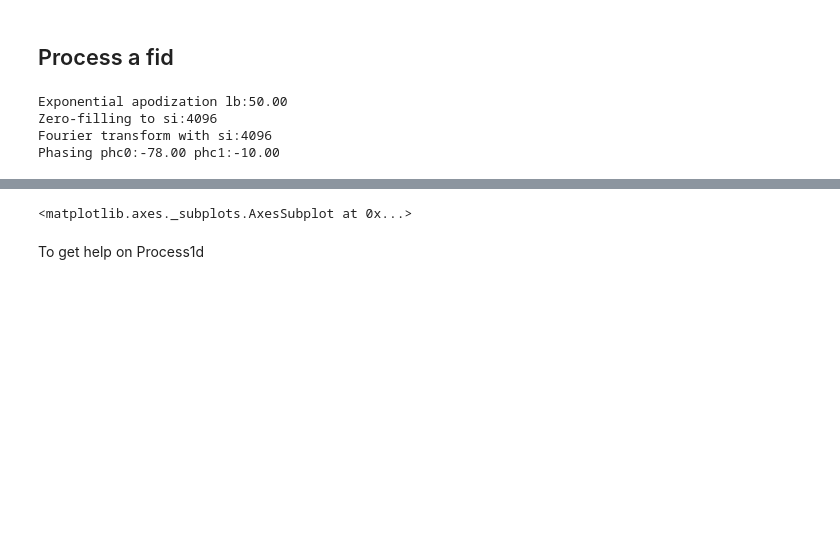
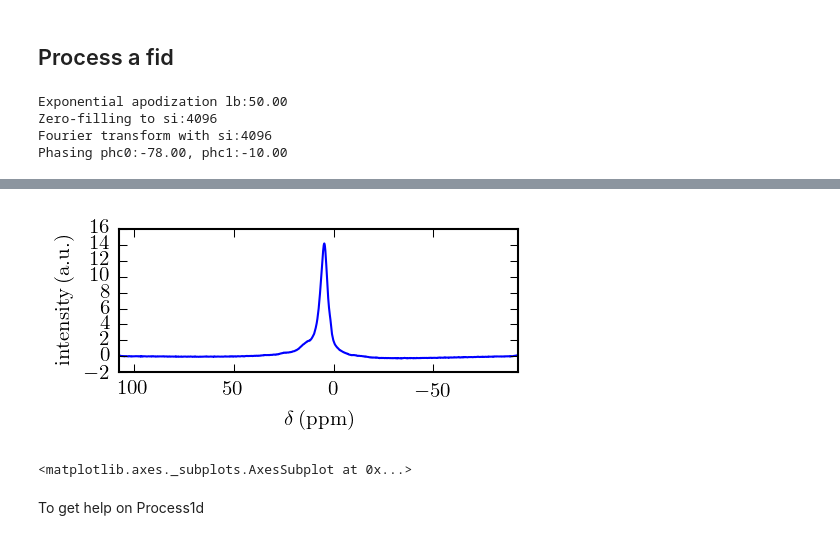
Before and after one commit to fernandezc/masai, a Jupyter notebook: ipython_nmr.ipynb, the cells around one changed output, grey strips where cells are left out. Saved outputs shown, nothing was run; the diff lists cells and outputs as text; code cells hidden in the pictures; blank space fills up the shorter version.

```diff
--- a/ipython_nmr.ipynb
+++ b/ipython_nmr.ipynb
@@ -138,9 +145,9 @@ Plot1d
 # %%
 fd = Bruker(path)
 Process1d(fd, transform='em 50; zf 0; ft; pk -78 -10')
-Plot1d(fd)
+a = Plot1d(fd)
 # %% [output]
 Exponential apodization lb:50.00
 Zero-filling to si:4096
 Fourier transform with si:4096
-Phasing phc0:-78.00 phc1:-10.00
+Phasing phc0:-78.00, phc1:-10.00
@@ -149,3 +154,4 @@ Phasing phc0:-78.00 phc1:-10.00
+[figure, added]
 <matplotlib.axes._subplots.AxesSubplot at 0x...>
 # %% [markdown]
 To get help on Process1d
```
Also changed, not shown: parts of 16 cells of this notebook, 7 other files.
